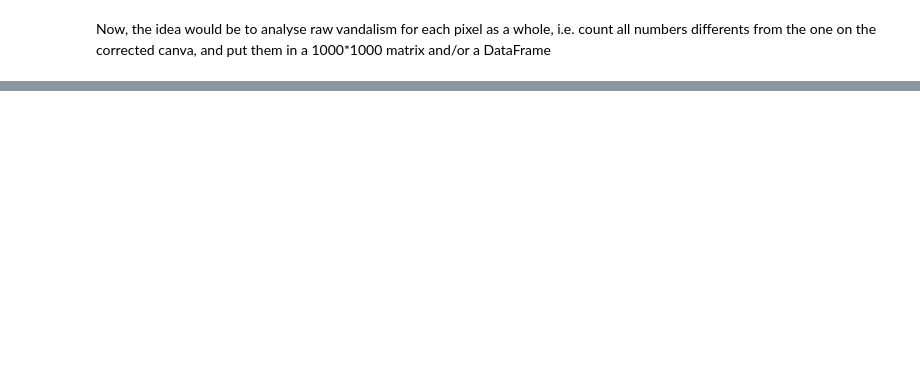
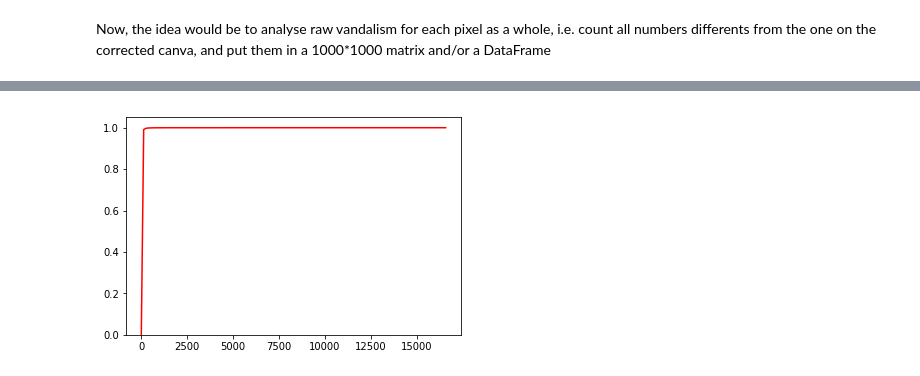
Before and after one commit to cedricviaccoz/warsonrplace, a Jupyter notebook: Data Exploration.ipynb, the cells around one changed output, grey strips where cells are left out. Saved outputs shown, nothing was run; the diff lists cells and outputs as text; code cells hidden in the pictures; blank space fills up the shorter version.

```diff
--- a/Data Exploration.ipynb
+++ b/Data Exploration.ipynb
@@ -226,0 +289,9 @@ Now, the idea would be to analyse raw vandalism for each pixel as a whole, i.e.
+# %%
+#We need to understand how the data is dispersed.
+valuesArr = np.reshape(heatMap, (1000**2, 1))
+d = sns.distplot(valuesArr, color='r',
+                 hist_kws=dict(cumulative=True),
+                 kde_kws=dict(cumulative=True), hist = False)
+plt.show()
+# %% [output]
+[figure, added]
```
Also changed, not shown: parts of 10 cells of this notebook.
